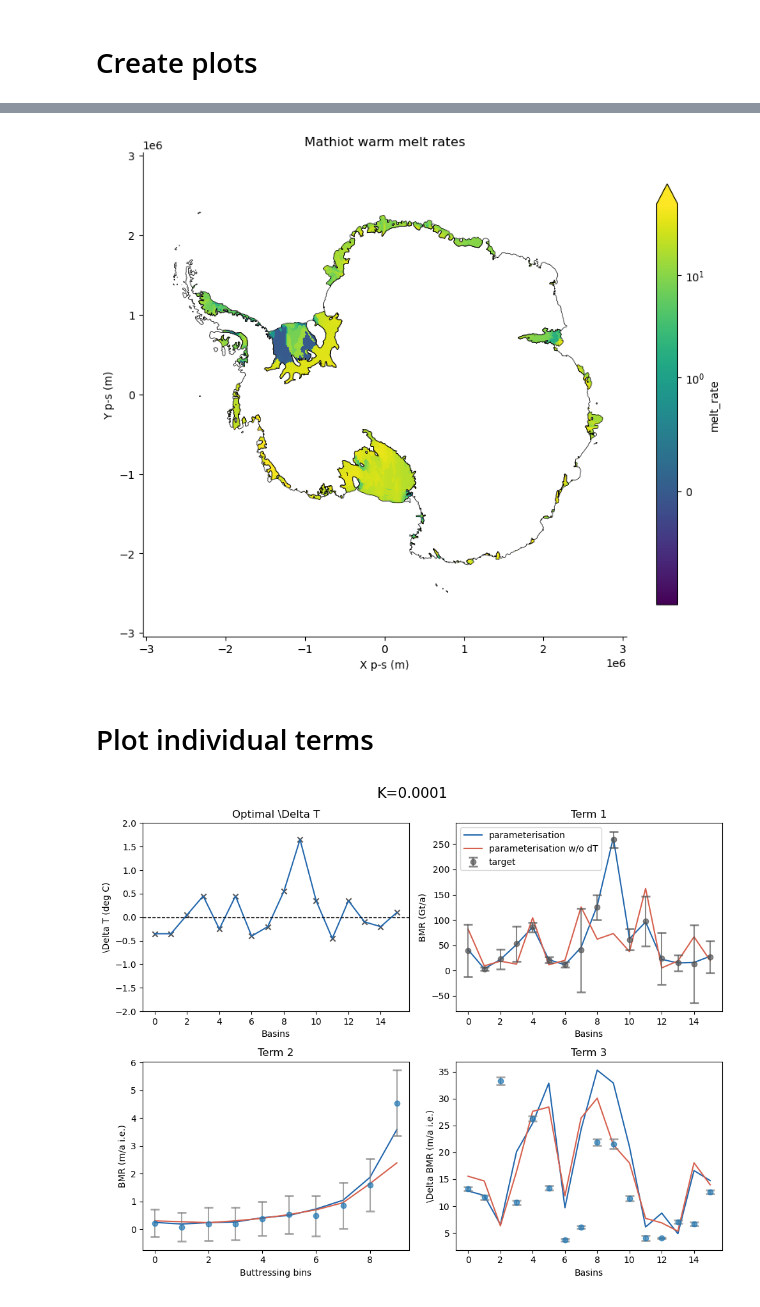
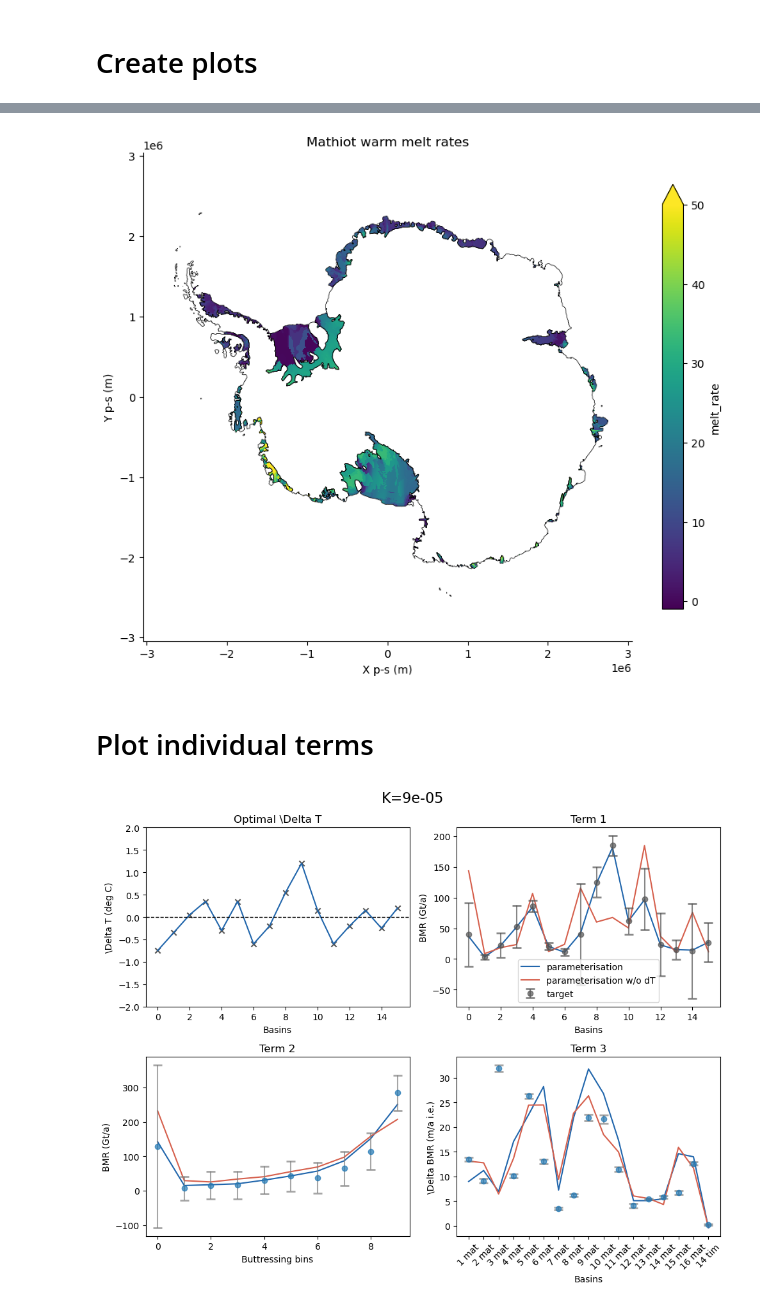
Before and after one commit to ismip/ismip7-antarctic-ocean-forcing, a Jupyter notebook: parameterisations/parameter_selection_quadratic_example.ipynb, the cells around one changed output, grey strips where cells are left out. Saved outputs shown, nothing was run; the diff lists cells and outputs as text; code cells hidden in the pictures.

```diff
--- a/parameterisations/parameter_selection_quadratic_example.ipynb
+++ b/parameterisations/parameter_selection_quadratic_example.ipynb
@@ -352,13 +379,13 @@ deltaT = np.linspace(-2,3,101) # go up to 3 for melt sensitivity calculation
 # calculate melt rates for uniform deltaT
 members = []
 for dT in deltaT:
-    thermal_forcing = (tf_draft+dT).where(bed.floating_frac>0.5, np.nan)
-    ds = meltf.quadratic_mixed_slope(K, melt_factor, thermal_forcing, thermal_forcing, U_factor, np.arcsin(2.9e-3))*yearinsec
+    thermal_forcing = (tf_draft+dT).where(mask_m, np.nan)
+    ds = meltf.quadratic_mixed_slope(K, melt_factor, thermal_forcing, thermal_forcing, U_factor, np.arcsin(2.9e-3))*yearinsec*ice_density
     ds = ds.assign_coords(deltaT=dT)
     members.append(ds)
 dT_ensemble = xr.concat(members, dim='deltaT', coords='minimal')
 # %%
-result_ds = optimise_deltaT(dT_ensemble, basins['basins'], reso, ice_density, MeltDataImbie)
+result_ds = optimise_deltaT(dT_ensemble, basins_m['basins'], reso,  MeltDataImbie)
 result_ds
 # %% [output]
 <xarray.Dataset> Size: 2MB
@@ -405,17 +432,19 @@ def apply_deltaT_to_dataset(dataset,optimal_deltaT_per_basin):
 
     # Add to existing field
     thermal_forcing = thermal_forcing + spatial_values
-    ds = meltf.quadratic_mixed_slope(K, melt_factor, thermal_forcing, thermal_forcing, U_factor, np.arcsin(2.9e-3))*yearinsec
+    ds = meltf.quadratic_mixed_slope(K, melt_factor, thermal_forcing, thermal_forcing, U_factor, np.arcsin(2.9e-3))*yearinsec*ice_density
 
     return ds
 # %%
 # Apply optimal deltaT also to mathiot data
 
 # create ensemble for Mathiot data
-ensemble_names = ["Mathiot23_cold", "Mathiot23_warm"]
-datasets = ["Mathiot23_cold_clean_", "Mathiot23_warm_clean_"]
+ensemble_names = ["Mathiot23_cold", "Mathiot23_warm","TimmermannUndGoeller2017_cold", "TimmermannUndGoeller2017_warm"]
+datasets = ["Mathiot23_cold_v2_", "Mathiot23_warm_v2_","TimmermannUndGoeller2017_cold_v2_", "TimmermannUndGoeller2017_warm_v2_"]
 
 result_mathiot_cold = apply_deltaT_to_dataset(datasets[0], result_ds.optimal_deltaT_per_basin.values).rename('melt_rate').to_dataset()
 result_mathiot_warm = apply_deltaT_to_dataset(datasets[1], result_ds.optimal_deltaT_per_basin.values).rename('melt_rate').to_dataset()
+result_timmermann_cold = apply_deltaT_to_dataset(datasets[2], result_ds.optimal_deltaT_per_basin.values).rename('melt_rate').to_dataset()
+result_timmermann_warm = apply_deltaT_to_dataset(datasets[3], result_ds.optimal_deltaT_per_basin.values).rename('melt_rate').to_dataset()
 # %% [markdown]
 # Create plots
@@ -461,7 +486,7 @@ plt.savefig(os.path.join(figure_dir,'Optimise_quadratic_K'+str(K)+'_mathiotcoldm
 # %%
 plt.figure(figsize=(10,10))
 
-result_mathiot_warm.melt_rate.plot( norm=SymLogNorm(linthresh=1, vmin=-1, vmax=50), cmap='viridis',cbar_kwargs={'shrink': 0.7} )
+(result_mathiot_warm.melt_rate/ice_density).plot( vmin=-1, vmax=50, cmap='viridis',cbar_kwargs={'shrink': 0.7} )
 ax = plt.gca()
 ax.set_aspect('equal')
 ax.set_xlabel('X p-s (m)')
@@ -475,13 +500,15 @@ plt.title('Mathiot warm melt rates')
 
 plt.savefig(os.path.join(figure_dir,'Optimise_quadratic_K'+str(K)+'_mathiotwarmmelt.png'))
 # %% [output]
-[figure, old version]
+[figure, new version]
 # %% [markdown]
 # Plot individual terms
 # %%
 # Basic 2x2 grid
 
-cvt = reso**2 * ice_density / 1e12  # to convert to Gt/a
+cvt = 8000**2  / 1e12  # to convert to Gt/a
+cvt_m = reso**2  / 1e12  # to convert to Gt/a
+
 fig, axes = plt.subplots(2, 2, figsize=(10, 8))
 
 color_deltaT="#2166AC"
@@ -500,8 +527,12 @@ ax.axhline(0, color='black', linestyle='--', linewidth=1)
 ax.set_title(r'Optimal \Delta T')
 
 ax = axes[0, 1]  # Top right
-t1_model_ndT, t1_obs_ndT, t1_obs_mean_ndT, t1_obs_sigma_ndT = calculate_term1(pd_ensemble.sel(p1=K, method='nearest').isel(p2=0),mask,basins['basins'],nBasins,cvt,MeltDataImbie,1)
-t1_model, t1_obs, t1_obs_mean, t1_obs_sigma = calculate_term1(result_ds,mask,basins['basins'],nBasins,cvt,MeltDataImbie,1)
+t1_model_ndT, t1_obs_ndT, t1_obs_mean_ndT, t1_obs_sigma_ndT = calculate_term1(
+    pd_ensemble.sel(p1=K, method='nearest').isel(p2=0),mask_m,
+    basins_m['basins'],nBasins,cvt_m,MeltDataImbie,1)
+t1_model, t1_obs, t1_obs_mean, t1_obs_sigma = calculate_term1(result_ds,mask_m,
+                                                              basins_m['basins'],
+                                                              nBasins,cvt_m,MeltDataImbie,1)
 
 
 ax.plot(range(nBasins+1),t1_model , label='parameterisation', color=color_wcorrection)
@@ -518,55 +549,61 @@ ax.set_title('Term 1')
 
 ax = axes[1, 0]  # Bottom left
 t2_model_ndT, t2_obs, t2_weights, t2_obs_mean, t2_obs_sigma = calculate_term2(
-    pd_ensemble.sel(p1=K, method='nearest').isel(p2=0),mask,bfrn,cvt,sample_size,term2_spec,ice_density,melt_obs)
+    pd_ensemble.sel(p1=K, method='nearest').isel(p2=0),mask, mask_m,
+    bfrn, bfrn_m,cvt,cvt_m,sample_size,term2_spec,melt_obs)
 
 t2_model, t2_obs, t2_weights, t2_obs_mean, t2_obs_sigma = calculate_term2(
-    result_ds,mask,bfrn,cvt,sample_size,term2_spec,ice_density,melt_obs)
+    result_ds,mask,mask_m,bfrn,bfrn_m,cvt,cvt_m,sample_size,term2_spec,melt_obs)
 
-ax.plot(range(nBins),t2_model/ice_density , label='parameterisation', color=color_wcorrection)
-ax.plot(range(nBins),t2_model_ndT/ice_density , label='parameterisation w/o dT', color=color_wocorrection)
-ax.errorbar(range(nBins), t2_obs_mean/ice_density, xerr=None, yerr=t2_obs_sigma/ice_density,
+ax.plot(range(nBins),t2_model , label='parameterisation', color=color_wcorrection)
+ax.plot(range(nBins),t2_model_ndT , label='parameterisation w/o dT', color=color_wocorrection)
+ax.errorbar(range(nBins), t2_obs_mean, xerr=None, yerr=t2_obs_sigma,
              fmt='o', capsize=5, capthick=2,
              ecolor='gray', alpha=0.7, label='target')
-ax.set_ylabel('BMR (m/a i.e.)')
+ax.set_ylabel('BMR (Gt/a)')
 ax.set_xlabel('Buttressing bins')
 #ax.legend()
 ax.set_title('Term 2')
 
 
 ax = axes[1, 1]  # Bottom right
 
 t3_model_ndT, t3_obs, t3_weights, t3_obs_mean, t3_obs_sigma = calculate_term3(
     pd_ensemble.sel(p1=K, method='nearest').isel(p2=0),mathiot_cold_ensemble.sel(p1=K, method='nearest').isel(p2=0),
     mathiot_warm_ensemble.sel(p1=K, method='nearest').isel(p2=0),
-    mask,basins['basins'],cvt,sample_size,term3_spec,term3_opt,w3_spec,
-    ice_density,data_path,nBasins,w3_only_basin)
+    timmermann_cold_ensemble.sel(p1=K, method='nearest').isel(p2=0),
+    timmermann_warm_ensemble.sel(p1=K, method='nearest').isel(p2=0),
+    mask,mask_m,basins['basins'],basins_m['basins'],cvt,cvt_m,
+    sample_size,term3_spec,term3_opt,w3_spec,
+    data_path,nBasins,w3_only_basin)
 
 t3_model, t3_obs, t3_weights, t3_obs_mean, t3_obs_sigma = calculate_term3(
     result_ds,result_mathiot_cold, result_mathiot_warm,
-    mask,basins['basins'],cvt,sample_size,term3_spec,term3_opt,w3_spec,
-    ice_density,data_path,nBasins,w3_only_basin)
+    result_timmermann_cold, result_timmermann_warm,
+    mask, mask_m,basins['basins'],basins_m['basins'],cvt,cvt_m,
+    sample_size,term3_spec,term3_opt,w3_spec,
+    data_path,nBasins,w3_only_basin)
 
-
-
-ax.plot(range(nBasins+1),t3_model/ice_density , label='parameterisation', color=color_wcorrection)
-ax.plot(range(nBasins+1),t3_model_ndT/ice_density , label='parameterisation w/o dT',color=color_wocorrection)
-ax.errorbar(range(nBasins+1), t3_obs_mean/ice_density, xerr=None, yerr=t3_obs_sigma/ice_density,
+ax.plot(range(nBasins+2),t3_model/ice_density , label='parameterisation', color=color_wcorrection)
+ax.plot(range(nBasins+2),t3_model_ndT/ice_density , label='parameterisation w/o dT',color=color_wocorrection)
+ax.errorbar(range(nBasins+2), t3_obs_mean/ice_density, xerr=None, yerr=t3_obs_sigma/ice_density,
              fmt='o', capsize=5, capthick=2,
              ecolor='gray', alpha=0.7, label='target')
 ax.set_ylabel('\Delta BMR (m/a i.e.)')
+ax.set_xticks(range(nBasins+2))
+ax.set_xticklabels(t3_model.basins.values, rotation=45)
 ax.set_xlabel('Basins')
 #ax.legend()
 ax.set_title('Term 3')
 
 # Add overall title
 fig.suptitle('K='+str(K), fontsize=16)
 
 
 # Adjust spacing
 plt.tight_layout()
 
 
 plt.savefig(os.path.join(figure_dir,'Optimise_quadratic_K'+str(K)+'_Terms.png'))
 # %% [output]
-[figure, old version]
+[figure, new version]
```
Also changed, not shown: parts of 22 cells of this notebook, 2 other files.
